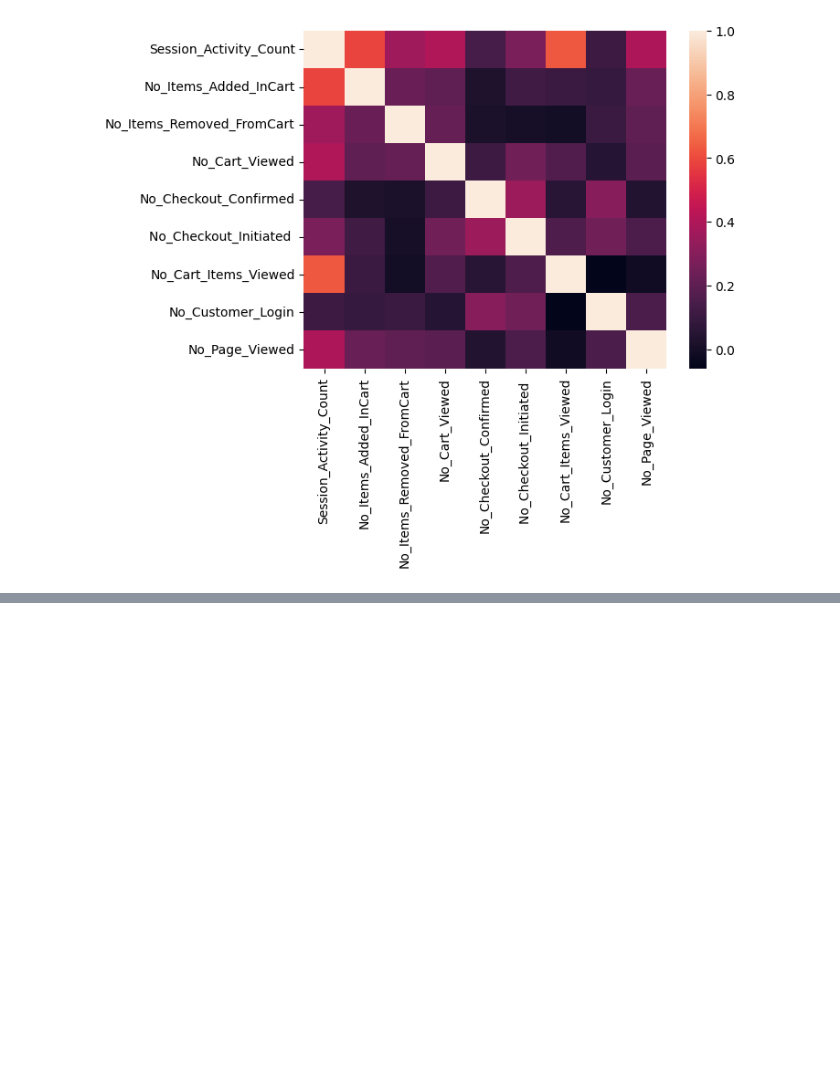
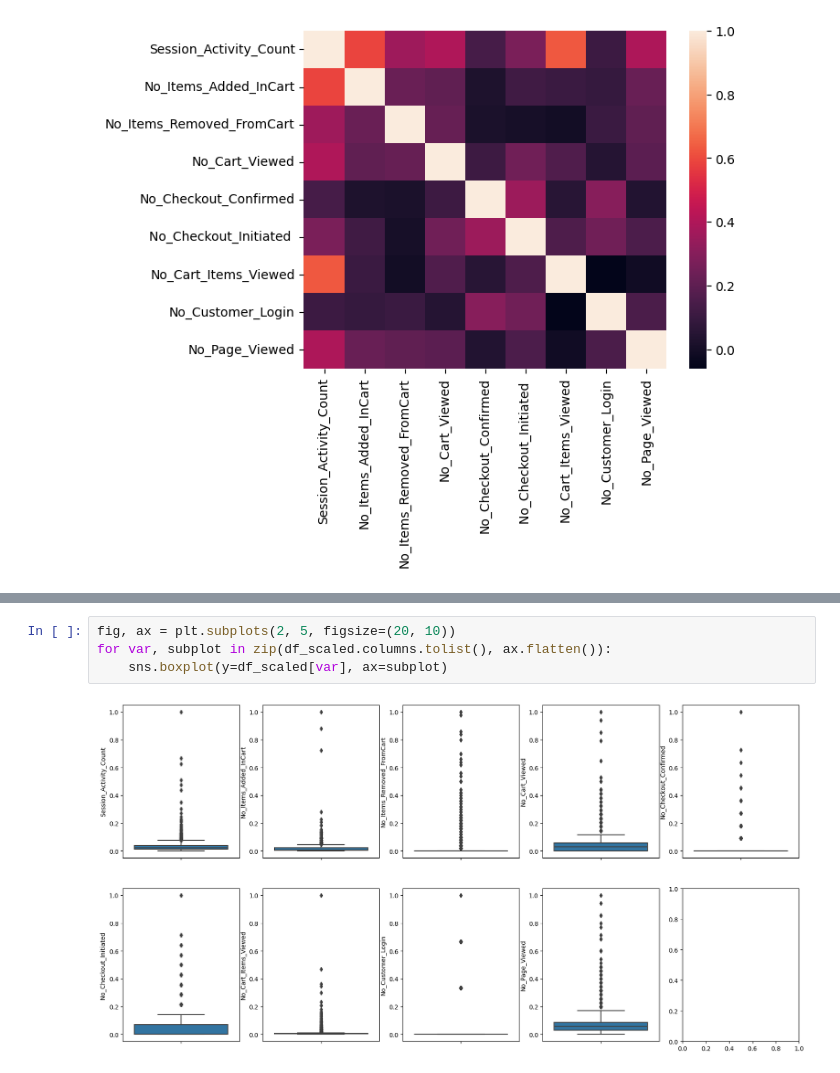
Before and after one commit to ridovci/Customer-Abandonment-Analysis, a Jupyter notebook: main.ipynb, the cells around one changed output, grey strips where cells are left out. Drawn from its saved outputs; the diff is of its cells as text; blank space fills up the shorter version.

```diff
--- a/main.ipynb
+++ b/main.ipynb
@@ -122,0 +228,6 @@ sns.heatmap(corrs)
+# %%
+fig, ax = plt.subplots(2, 5, figsize=(20, 10))
+for var, subplot in zip(df_scaled.columns.tolist(), ax.flatten()):
+    sns.boxplot(y=df_scaled[var], ax=subplot)
+# %% [output]
+[figure, added]
```
Also changed, not shown: parts of 20 cells of this notebook.
